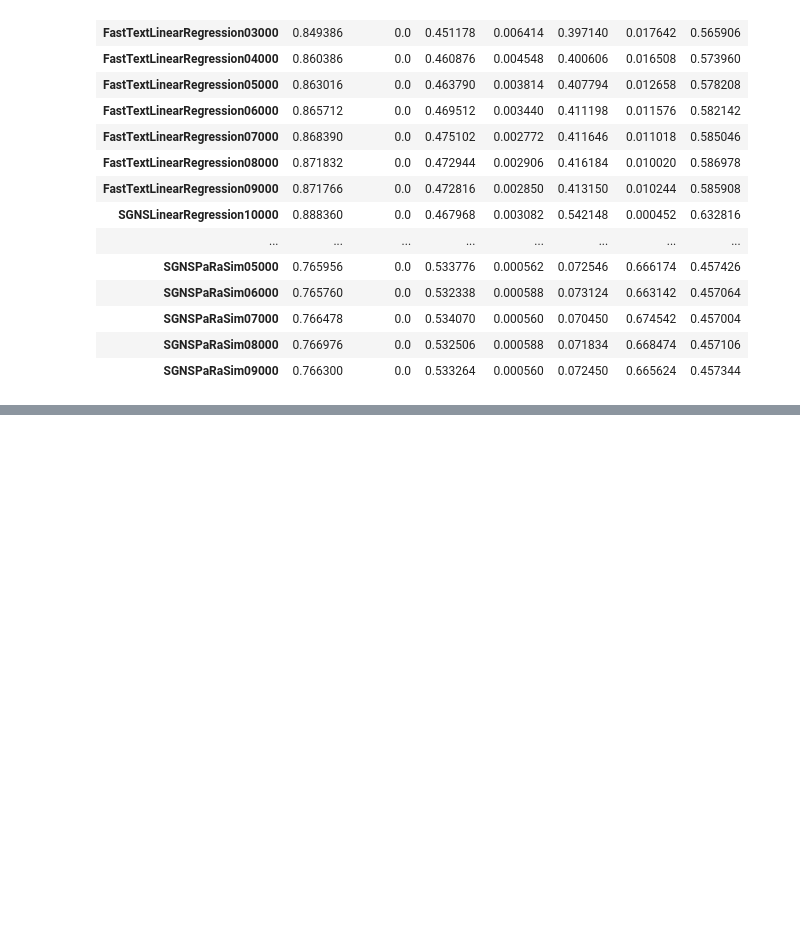
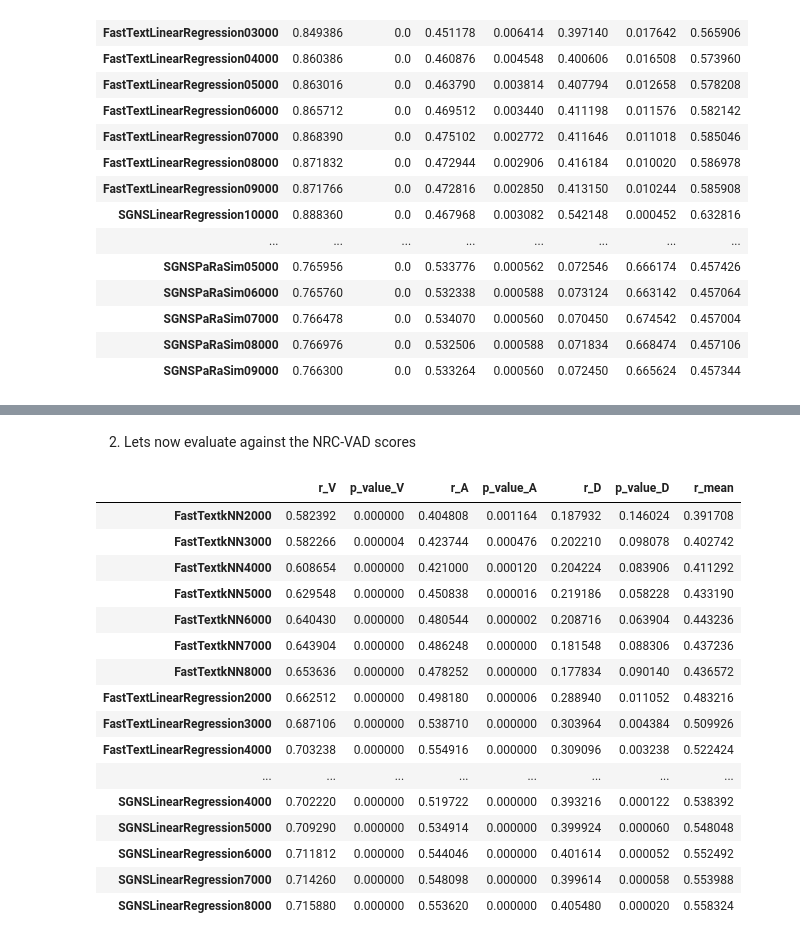
Before and after one commit to NotJona/HEA, a Jupyter notebook: main.ipynb, the cells around one changed output, grey strips where cells are left out. Drawn from its saved outputs; the diff is of its cells as text; code cells hidden in the pictures; blank space fills up the shorter version.

```diff
--- a/main.ipynb
+++ b/main.ipynb
@@ -527,0 +610,38 @@ results_nrc_vad_df.iloc[18:].to_csv(Path('stable_words/Correlations/Summary_SGNS
+# %% [markdown]
+2. Lets now evaluate against the NRC-VAD scores
+# %%
+def compare_all(lexicon_name, best_models):
+    results = []
+    for m in best_models:
+        lexicon_folder_level = []
+        folder = Path(f'HistoricalVAD/{m[0]}_{m[1]}/')
+        lexicon_folder_level.extend(sorted(list(folder.glob(f'{lexicon_name}[0-9]*'))))
+
+        for lexicon_folder in lexicon_folder_level:
+            results.append(compare_lexica(lexicon_folder, gold_standard_path_with_nrcvad_scores))
+    return results
+# %%
+results_warriner = compare_all('Warriner', best_models_warriner)
+
+index_names_warriner = [best_models_warriner[0][0]+best_models_warriner[0][1]+str(i*1000) for i in range(2,9)] + [best_models_warriner[1][0]+best_models_warriner[1][1]+str(i*1000) for i in range(2,9)] + [best_models_warriner[2][0]+best_models_warriner[2][1]+str(i*1000) for i in range(2,9)]
+
+results_warriner_df = pd.DataFrame(results_warriner, columns=column_names, index=index_names_warriner)
+results_warriner_df
+# %% [output]
+|  | r_V | p_value_V | r_A | p_value_A | r_D | p_value_D | r_mean |
+| FastTextkNN2000 | 0.582392 | 0.000000 | 0.404808 | 0.001164 | 0.187932 | 0.146024 | 0.391708 |
+| FastTextkNN3000 | 0.582266 | 0.000004 | 0.423744 | 0.000476 | 0.202210 | 0.098078 | 0.402742 |
+| FastTextkNN4000 | 0.608654 | 0.000000 | 0.421000 | 0.000120 | 0.204224 | 0.083906 | 0.411292 |
+| FastTextkNN5000 | 0.629548 | 0.000000 | 0.450838 | 0.000016 | 0.219186 | 0.058228 | 0.433190 |
+| FastTextkNN6000 | 0.640430 | 0.000000 | 0.480544 | 0.000002 | 0.208716 | 0.063904 | 0.443236 |
+| FastTextkNN7000 | 0.643904 | 0.000000 | 0.486248 | 0.000000 | 0.181548 | 0.088306 | 0.437236 |
+| FastTextkNN8000 | 0.653636 | 0.000000 | 0.478252 | 0.000000 | 0.177834 | 0.090140 | 0.436572 |
+| FastTextLinearRegression2000 | 0.662512 | 0.000000 | 0.498180 | 0.000006 | 0.288940 | 0.011052 | 0.483216 |
+| FastTextLinearRegression3000 | 0.687106 | 0.000000 | 0.538710 | 0.000000 | 0.303964 | 0.004384 | 0.509926 |
+| FastTextLinearRegression4000 | 0.703238 | 0.000000 | 0.554916 | 0.000000 | 0.309096 | 0.003238 | 0.522424 |
+| ... | ... | ... | ... | ... | ... | ... | ... |
+| SGNSLinearRegression4000 | 0.702220 | 0.000000 | 0.519722 | 0.000000 | 0.393216 | 0.000122 | 0.538392 |
+| SGNSLinearRegression5000 | 0.709290 | 0.000000 | 0.534914 | 0.000000 | 0.399924 | 0.000060 | 0.548048 |
+| SGNSLinearRegression6000 | 0.711812 | 0.000000 | 0.544046 | 0.000000 | 0.401614 | 0.000052 | 0.552492 |
+| SGNSLinearRegression7000 | 0.714260 | 0.000000 | 0.548098 | 0.000000 | 0.399614 | 0.000058 | 0.553988 |
+| SGNSLinearRegression8000 | 0.715880 | 0.000000 | 0.553620 | 0.000000 | 0.405480 | 0.000020 | 0.558324 |
```
Also changed, not shown: parts of 12 cells of this notebook, 1 other file.
